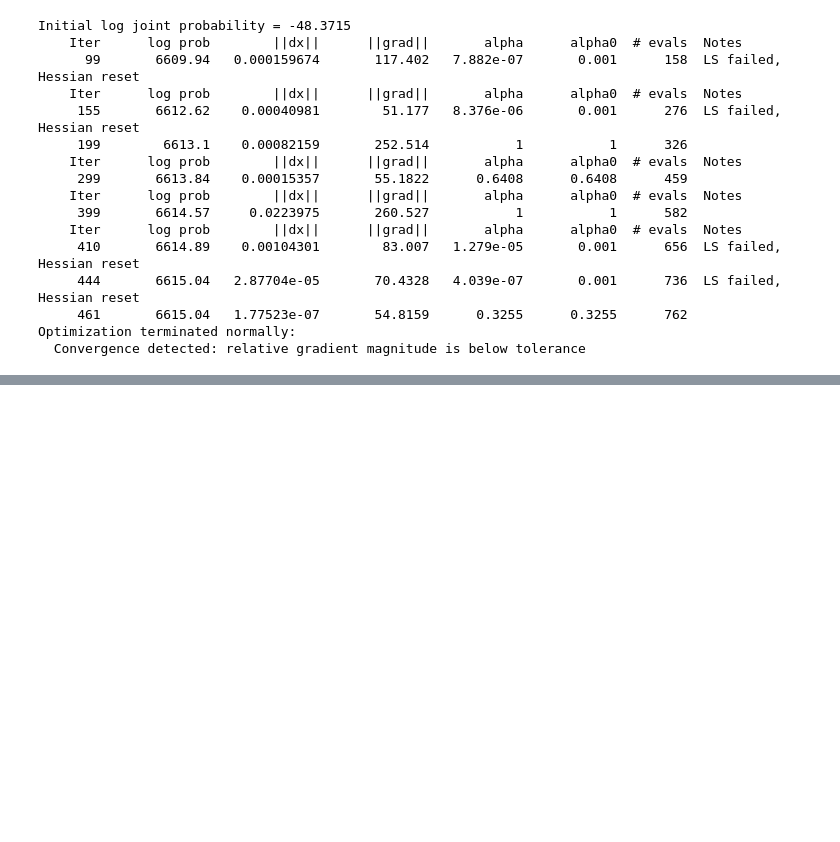
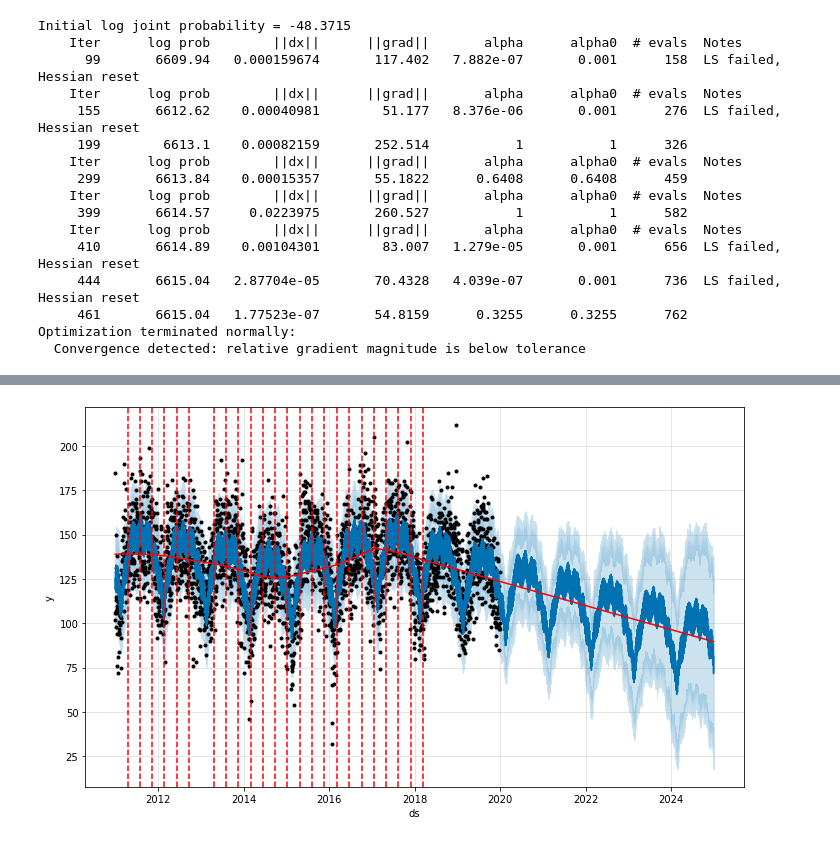
Before and after one commit to caiosainvallio/time-series, a Jupyter notebook: prophet/09_uncertainy-intervals.ipynb, the cells around one changed output, grey strips where cells are left out. Cells and saved outputs as stored; diff of their text form; code cells hidden in the pictures; blank space fills up the shorter version.

```diff
--- a/prophet/09_uncertainy-intervals.ipynb
+++ b/prophet/09_uncertainy-intervals.ipynb
@@ -120,0 +135,3 @@ plt.show()
+# %%
+model = Prophet(mcmc_samples=300)
+model.fit(df)
@@ -120,0 +199,8 @@ plt.show()
+# %%
+future = model.make_future_dataframe(periods=365 * 5)
+forecast = model.predict(future)
+fig = model.plot(forecast)
+add_changepoints_to_plot(fig.gca(), model, forecast)
+plt.show()
+# %% [output]
+[figure, added]
```
Also changed, not shown: parts of 7 cells of this notebook.
